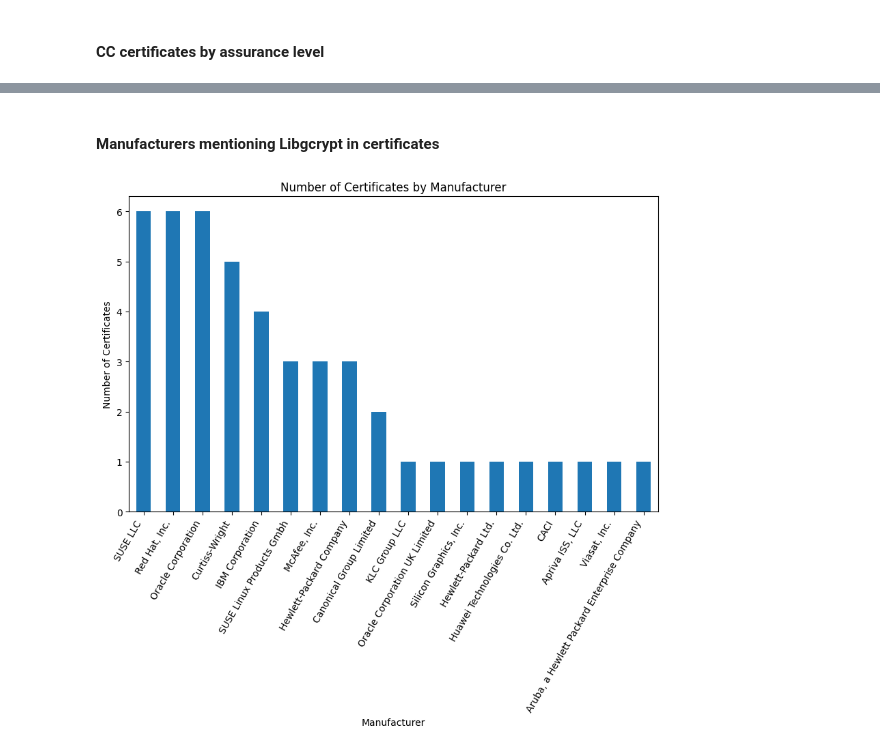
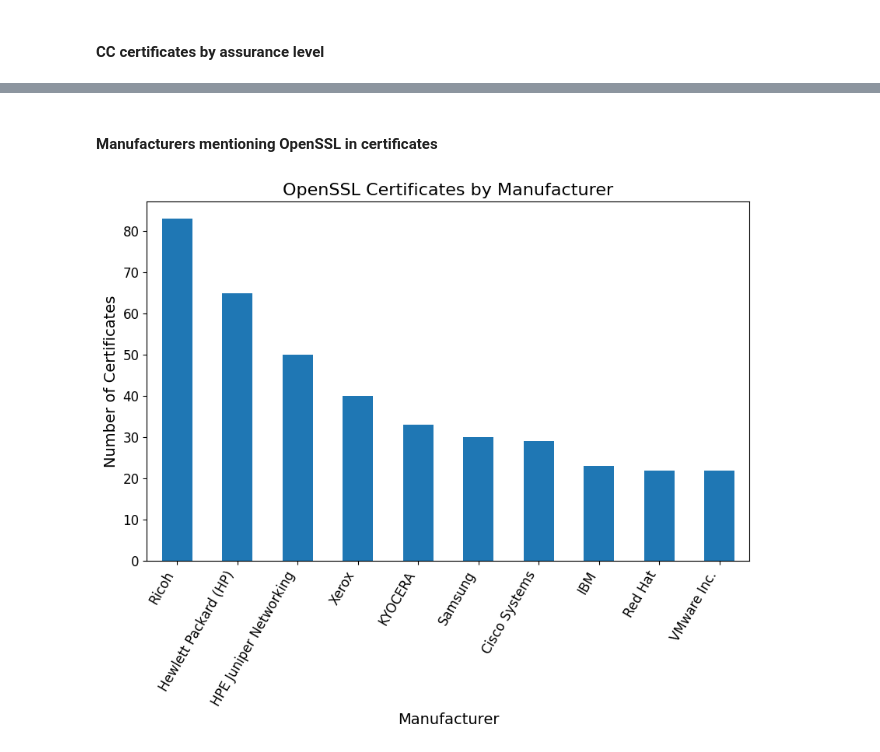
Before and after one commit to mr-akiio/thesis-code, a Jupyter notebook: notebooks/combined_cc_fips.ipynb, the cells around one changed output, grey strips where cells are left out. Cells and saved outputs as stored; diff of their text form; code cells hidden in the pictures.

```diff
--- a/notebooks/combined_cc_fips.ipynb
+++ b/notebooks/combined_cc_fips.ipynb
@@ -132,12 +132,12 @@ plt.show()
 # %% [markdown]
-#### Manufacturers mentioning Libgcrypt in certificates
+#### Manufacturers mentioning OpenSSL in certificates
 # %%
-df_manufacturer_counts = libgcrypt_df_ext['Manufacturer'].value_counts()
-df_manufacturer_counts.plot(kind='bar', figsize=(10, 6))
-plt.title('Number of Certificates by Manufacturer')
+df_manufacturer_counts = openssl_df_ext['Manufacturer'].value_counts()
+df_manufacturer_counts.head(10).plot(kind='bar', figsize=(10, 6))
+plt.title('OpenSSL Certificates by Manufacturer')
 plt.xlabel('Manufacturer')
 plt.ylabel('Number of Certificates')
 plt.xticks(rotation=60, ha='right')
 plt.show()
 # %% [output]
-[figure, old version]
+[figure, new version]
```
Also changed, not shown: parts of 1 cell of this notebook, 4 other files.
